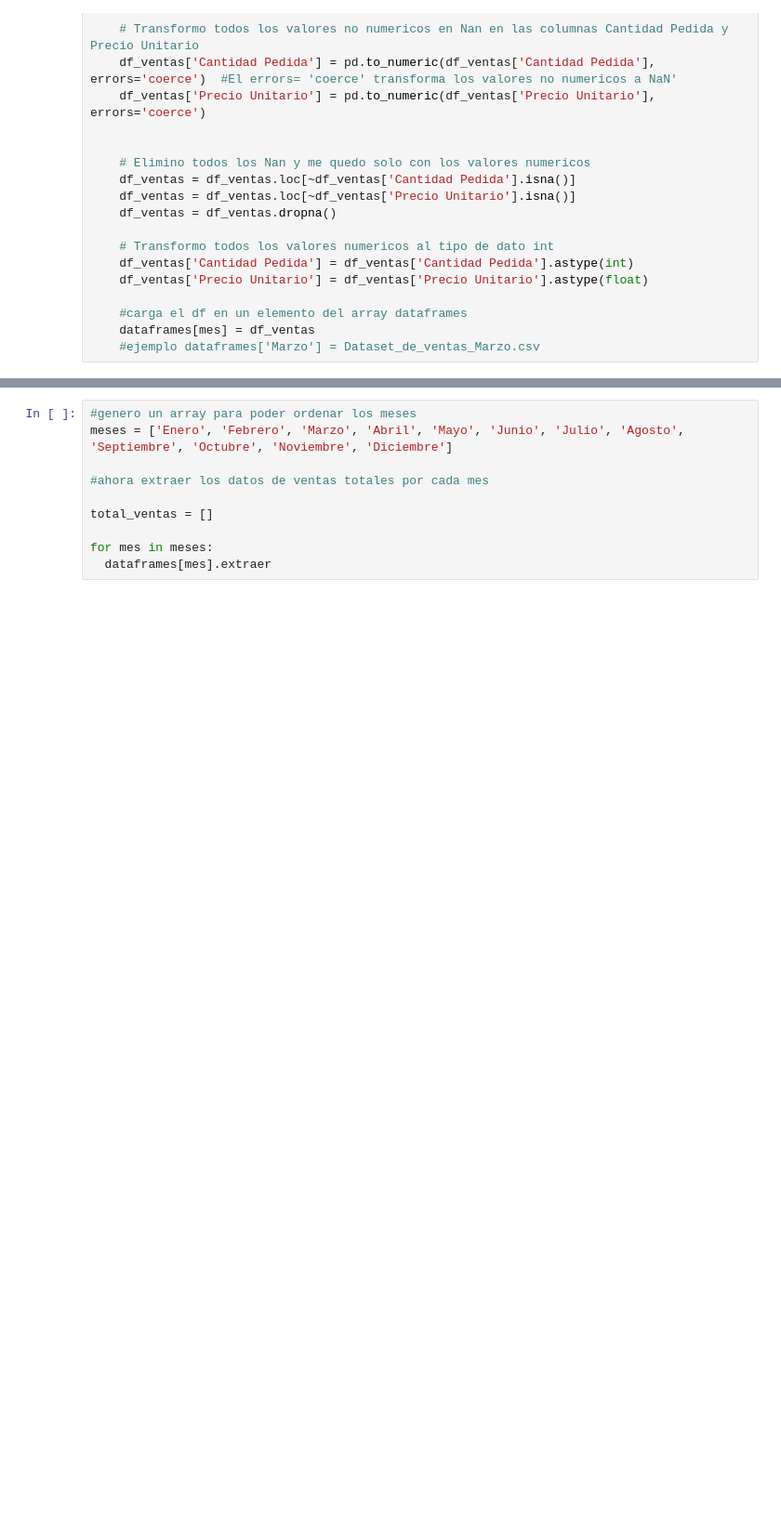
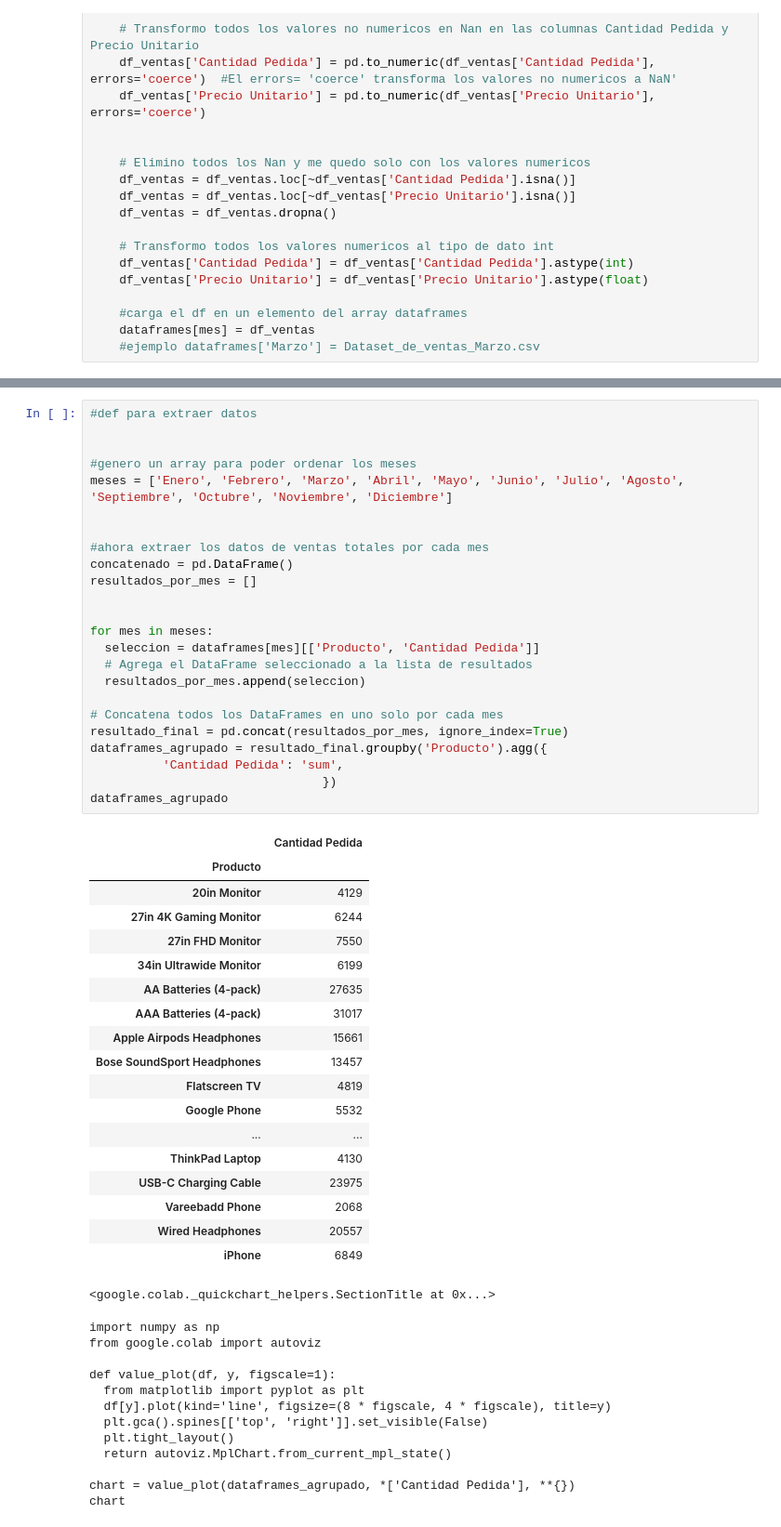
Before and after one commit to SOFT-cRONOS/BigData-Actividades, a Jupyter notebook: U3-Analisis de datos - TP 1/BD-TP1-VENTAS.ipynb, the cells around one changed output, grey strips where cells are left out. Shown at 93% size. Cells and saved outputs as stored; diff of their text form; blank space fills up the shorter version.

```diff
--- a/U3-Analisis de datos - TP 1/BD-TP1-VENTAS.ipynb
+++ b/U3-Analisis de datos - TP 1/BD-TP1-VENTAS.ipynb
@@ -62,10 +99,56 @@ for archivo in archivos:
 # %%
+#def para extraer datos
+
+
 #genero un array para poder ordenar los meses
 meses = ['Enero', 'Febrero', 'Marzo', 'Abril', 'Mayo', 'Junio', 'Julio', 'Agosto', 'Septiembre', 'Octubre', 'Noviembre', 'Diciembre']
 
+
 #ahora extraer los datos de ventas totales por cada mes
+concatenado = pd.DataFrame()
+resultados_por_mes = []
 
-total_ventas = []
 
 for mes in meses:
-  dataframes[mes].extraer
+  seleccion = dataframes[mes][['Producto', 'Cantidad Pedida']]
+  # Agrega el DataFrame seleccionado a la lista de resultados
+  resultados_por_mes.append(seleccion)
+
+# Concatena todos los DataFrames en uno solo por cada mes
+resultado_final = pd.concat(resultados_por_mes, ignore_index=True)
+dataframes_agrupado = resultado_final.groupby('Producto').agg({
+          'Cantidad Pedida': 'sum',
+                                })
+dataframes_agrupado
+# %% [output]
+|  | Cantidad Pedida |
+| Producto |  |
+| 20in Monitor | 4129 |
+| 27in 4K Gaming Monitor | 6244 |
+| 27in FHD Monitor | 7550 |
+| 34in Ultrawide Monitor | 6199 |
+| AA Batteries (4-pack) | 27635 |
+| AAA Batteries (4-pack) | 31017 |
+| Apple Airpods Headphones | 15661 |
+| Bose SoundSport Headphones | 13457 |
+| Flatscreen TV | 4819 |
+| Google Phone | 5532 |
+| ... | ... |
+| ThinkPad Laptop | 4130 |
+| USB-C Charging Cable | 23975 |
+| Vareebadd Phone | 2068 |
+| Wired Headphones | 20557 |
+| iPhone | 6849 |
+<google.colab._quickchart_helpers.SectionTitle at 0x...>
+import numpy as np
+from google.colab import autoviz
+
+def value_plot(df, y, figscale=1):
+  from matplotlib import pyplot as plt
+  df[y].plot(kind='line', figsize=(8 * figscale, 4 * figscale), title=y)
+  plt.gca().spines[['top', 'right']].set_visible(False)
+  plt.tight_layout()
+  return autoviz.MplChart.from_current_mpl_state()
+
+chart = value_plot(dataframes_agrupado, *['Cantidad Pedida'], **{})
+chart
```
Also changed, not shown: parts of 8 cells of this notebook.
